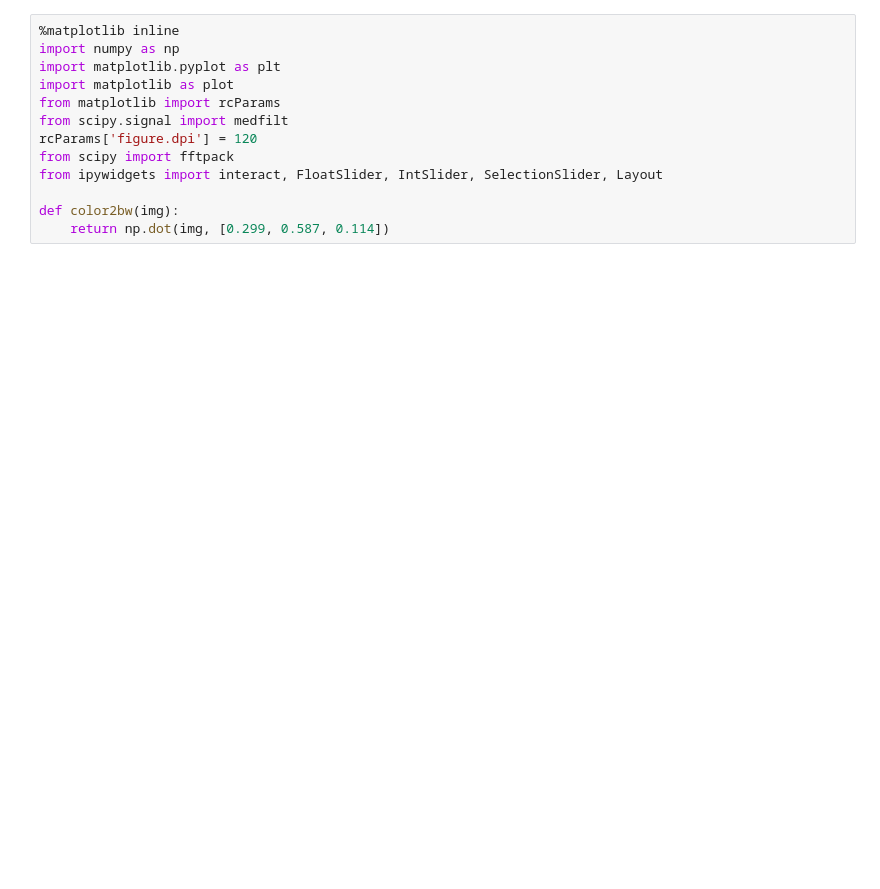
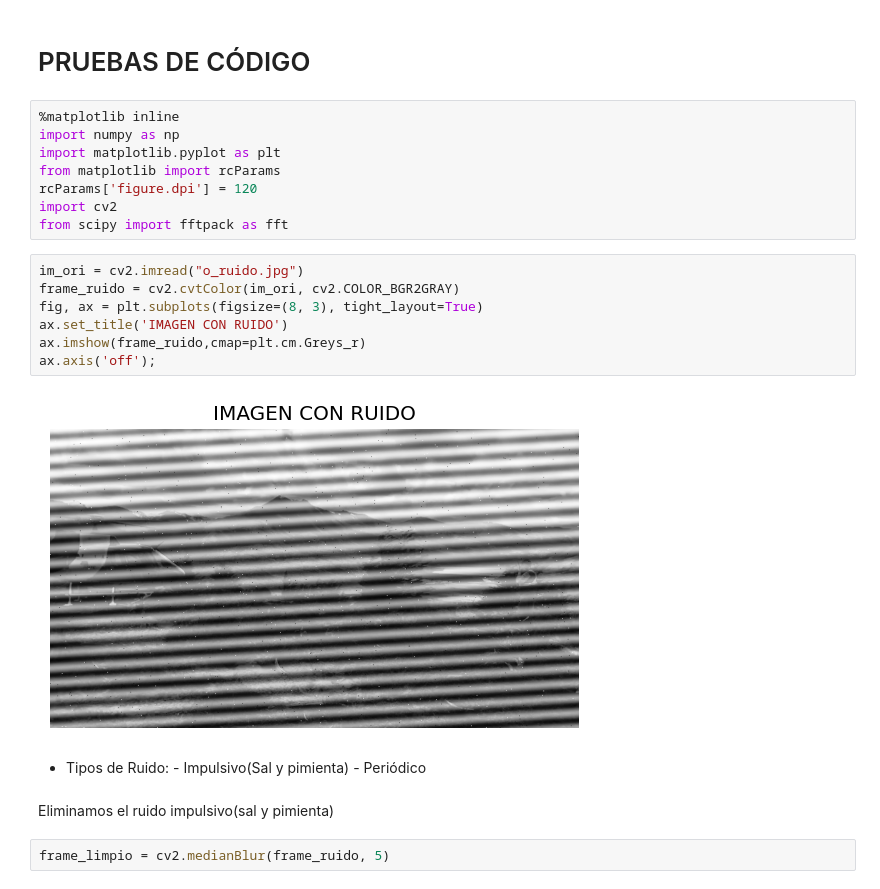
Before and after one commit to estebantejeda/INFO239, a Jupyter notebook: proyectos/proyecto1/informe/informe.ipynb, the cells around one changed output. Saved outputs shown, nothing was run; the diff lists cells and outputs as text; blank space fills up the shorter version.

```diff
--- a/proyectos/proyecto1/informe/informe.ipynb
+++ b/proyectos/proyecto1/informe/informe.ipynb
@@ -1,13 +1,27 @@
+# %% [markdown]
+# PRUEBAS DE CÓDIGO
 # %%
 %matplotlib inline
 import numpy as np
 import matplotlib.pyplot as plt
-import matplotlib as plot
 from matplotlib import rcParams
-from scipy.signal import medfilt
 rcParams['figure.dpi'] = 120
-from scipy import fftpack
-from ipywidgets import interact, FloatSlider, IntSlider, SelectionSlider, Layout
-
-def color2bw(img):
-    return np.dot(img, [0.299, 0.587, 0.114])
+import cv2
+from scipy import fftpack as fft
+# %%
+im_ori = cv2.imread("o_ruido.jpg")
+frame_ruido = cv2.cvtColor(im_ori, cv2.COLOR_BGR2GRAY)
+fig, ax = plt.subplots(figsize=(8, 3), tight_layout=True)
+ax.set_title('IMAGEN CON RUIDO')
+ax.imshow(frame_ruido,cmap=plt.cm.Greys_r)
+ax.axis('off');
+# %% [output]
+[figure, added]
+# %% [markdown]
+* Tipos de Ruido:
+        - Impulsivo(Sal y pimienta)
+        - Periódico
+# %% [markdown]
+Eliminamos el ruido impulsivo(sal y pimienta)
+# %%
+frame_limpio = cv2.medianBlur(frame_ruido, 5)
```
Also changed, not shown: parts of 26 cells of this notebook.
